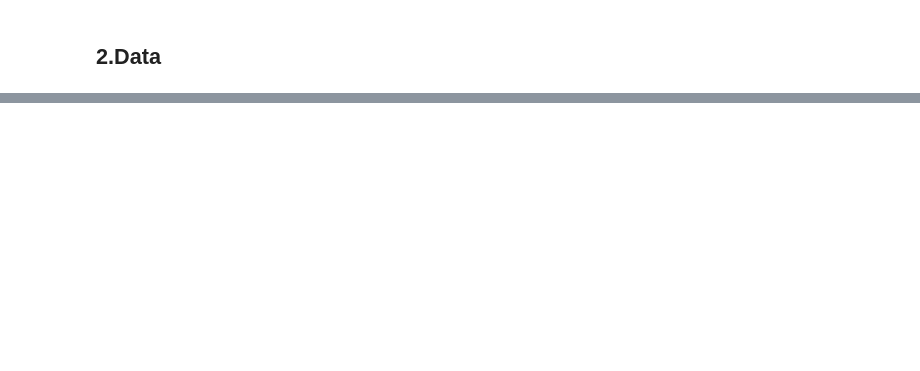
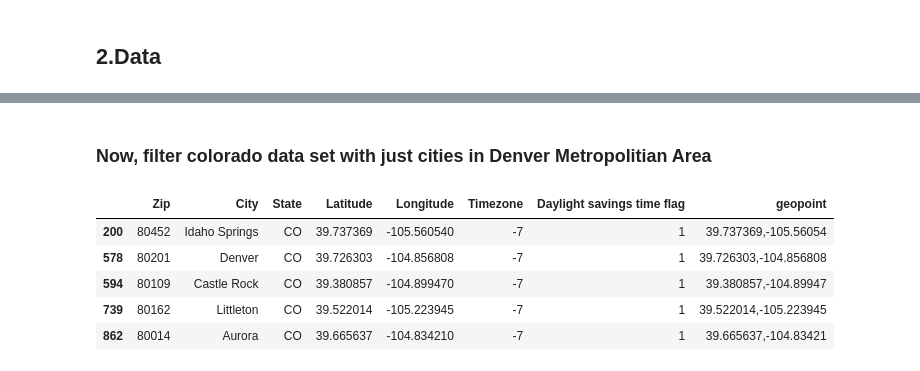
Before and after one commit to kamirothchild/Coursera_Capstone, a Jupyter notebook: Boba tea shops in Denver Metro area.ipynb, the cells around one changed output, grey strips where cells are left out. Cells and saved outputs as stored; diff of their text form; code cells hidden in the pictures; blank space fills up the shorter version.

```diff
--- a/Boba tea shops in Denver Metro area.ipynb
+++ b/Boba tea shops in Denver Metro area.ipynb
@@ -50,0 +154,3 @@ Next, we can go into detail for each boba tea shop to see how they perform. We c
+# %%
+denmetro.drop('SCHOOL DISTRICT', axis=1, inplace=True) #get rid of the school district column
+denmetro
@@ -50,0 +171,4 @@ Next, we can go into detail for each boba tea shop to see how they perform. We c
+# %%
+denmetro.drop_duplicates(inplace=True) #keep only unique cities
+denmetro.reset_index(inplace=True)
+denmetro
@@ -50,0 +219,12 @@ Next, we can go into detail for each boba tea shop to see how they perform. We c
+# %% [markdown]
+### Now, filter colorado data set with just cities in Denver Metropolitian Area
+# %%
+denmetro_latlng = colorado[colorado['City'].isin(list(denmetro['CITY']))]
+denmetro_latlng.head()
+# %% [output]
+|  | Zip | City | State | Latitude | Longitude | Timezone | Daylight savings time flag | geopoint |
+| 200 | 80452 | Idaho Springs | CO | 39.737369 | -105.560540 | -7 | 1 | 39.737369,-105.56054 |
+| 578 | 80201 | Denver | CO | 39.726303 | -104.856808 | -7 | 1 | 39.726303,-104.856808 |
+| 594 | 80109 | Castle Rock | CO | 39.380857 | -104.899470 | -7 | 1 | 39.380857,-104.89947 |
+| 739 | 80162 | Littleton | CO | 39.522014 | -105.223945 | -7 | 1 | 39.522014,-105.223945 |
+| 862 | 80014 | Aurora | CO | 39.665637 | -104.834210 | -7 | 1 | 39.665637,-104.83421 |
```
Also changed, not shown: parts of 40 cells of this notebook.
